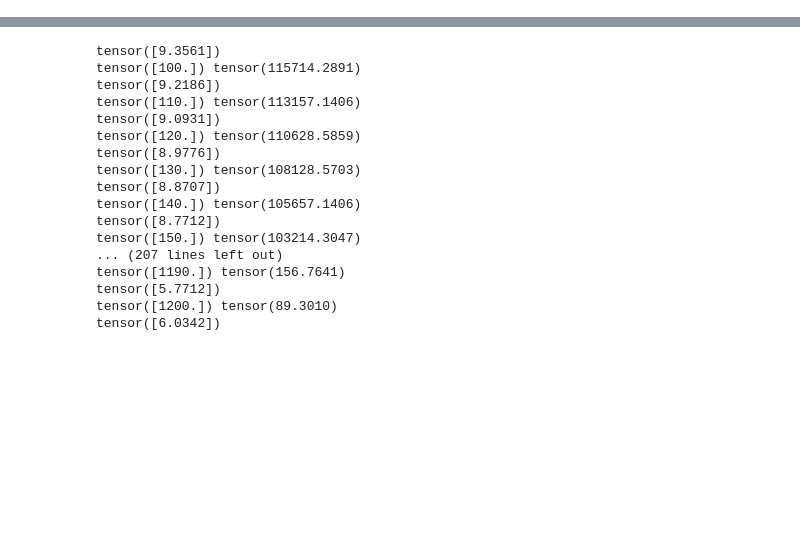
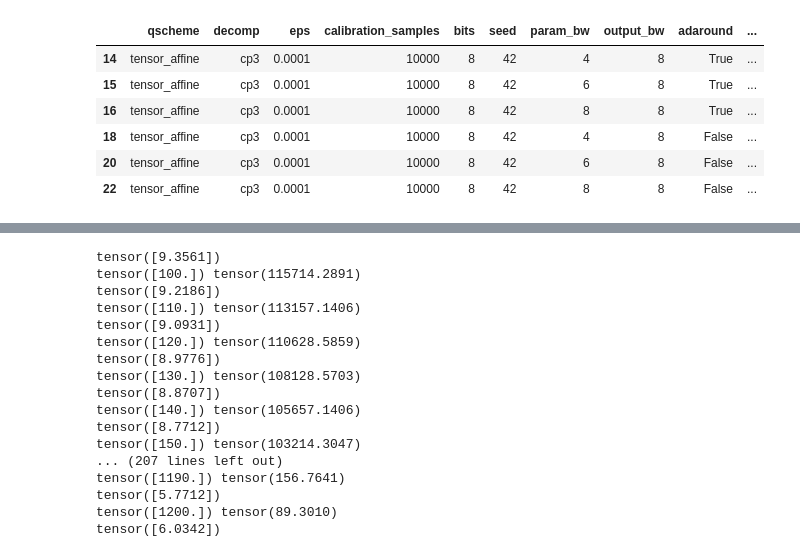
Before and after one commit to KamikaziZen/admm-quantization, a Jupyter notebook: notebooks/Results.ipynb, the cells around one changed output, grey strips where cells are left out. Cells and saved outputs as stored; diff of their text form; code cells hidden in the pictures; blank space fills up the shorter version.

```diff
--- a/notebooks/Results.ipynb
+++ b/notebooks/Results.ipynb
@@ -8,0 +145,10 @@ sns.set()
+# %%
+df[df.qscheme=='tensor_affine'][df.eps==0.0001][df.calibration_samples==10000][df.method=='admm']
+# %% [output]
+|  | qscheme | decomp | eps | calibration_samples | bits | seed | param_bw | output_bw | adaround | ... |
+| 14 | tensor_affine | cp3 | 0.0001 | 10000 | 8 | 42 | 4 | 8 | True | ... |
+| 15 | tensor_affine | cp3 | 0.0001 | 10000 | 8 | 42 | 6 | 8 | True | ... |
+| 16 | tensor_affine | cp3 | 0.0001 | 10000 | 8 | 42 | 8 | 8 | True | ... |
+| 18 | tensor_affine | cp3 | 0.0001 | 10000 | 8 | 42 | 4 | 8 | False | ... |
+| 20 | tensor_affine | cp3 | 0.0001 | 10000 | 8 | 42 | 6 | 8 | False | ... |
+| 22 | tensor_affine | cp3 | 0.0001 | 10000 | 8 | 42 | 8 | 8 | False | ... |
```
Also changed, not shown: parts of 14 cells of this notebook, 16 other files.
